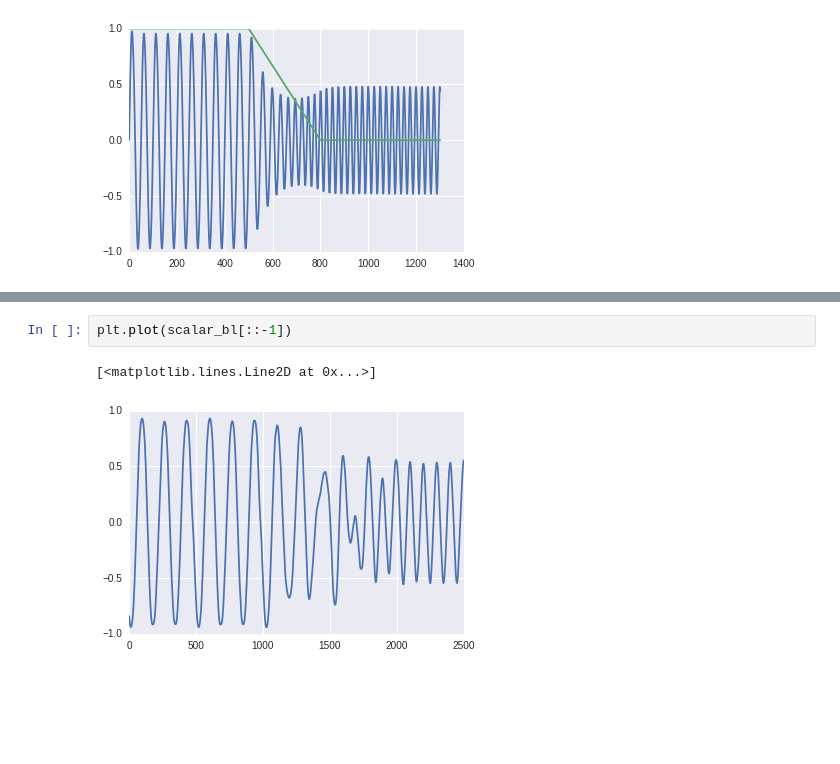
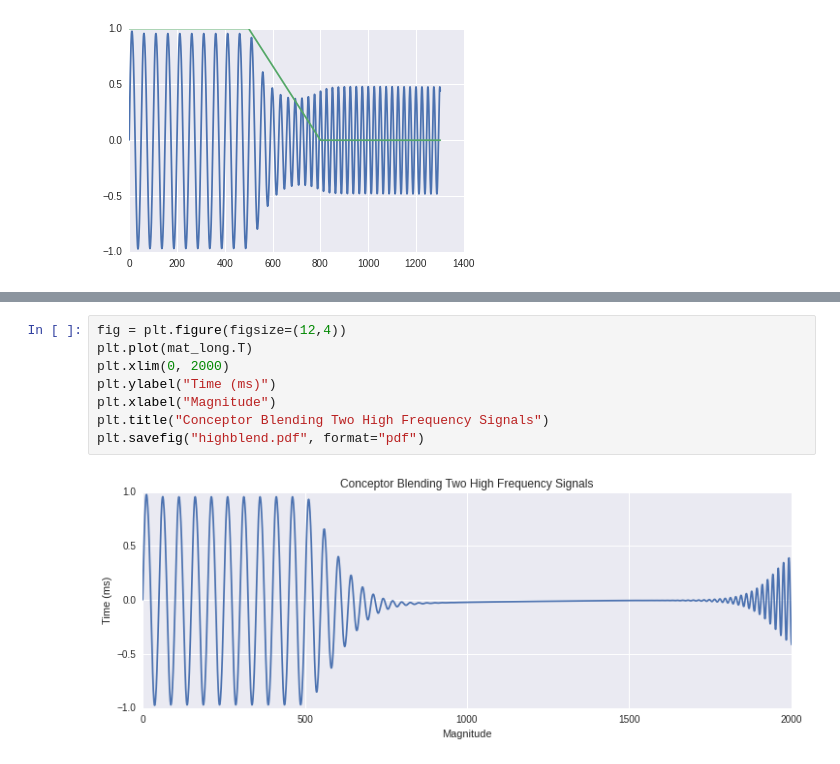
Before and after one commit to Seanny123/nef-conceptors, a Jupyter notebook: blend_analysis.ipynb, the cells around one changed output, grey strips where cells are left out. Cells and saved outputs as stored; diff of their text form; blank space fills up the shorter version.

```diff
--- a/blend_analysis.ipynb
+++ b/blend_analysis.ipynb
@@ -45,5 +40,10 @@ plt.plot(inhib_bl)
-# %%
-plt.plot(scalar_bl[::-1])
-# %% [output]
-[<matplotlib.lines.Line2D at 0x...>]
-[figure, removed]
+# %%
+fig = plt.figure(figsize=(12,4))
+plt.plot(mat_long.T)
+plt.xlim(0, 2000)
+plt.ylabel("Time (ms)")
+plt.xlabel("Magnitude")
+plt.title("Conceptor Blending Two High Frequency Signals")
+plt.savefig("highblend.pdf", format="pdf")
+# %% [output]
+[figure, added]
```
Also changed, not shown: parts of 5 cells of this notebook, 1 other file.
